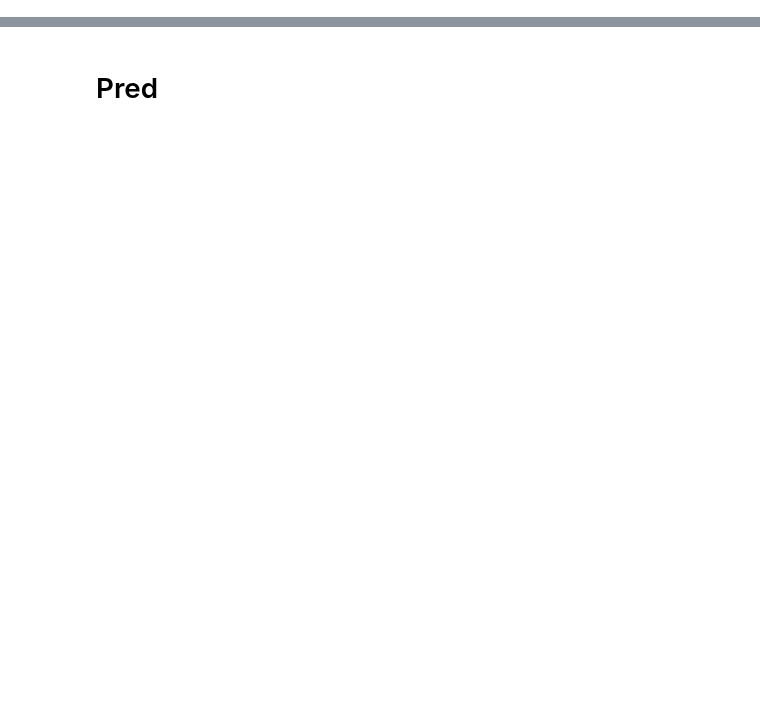
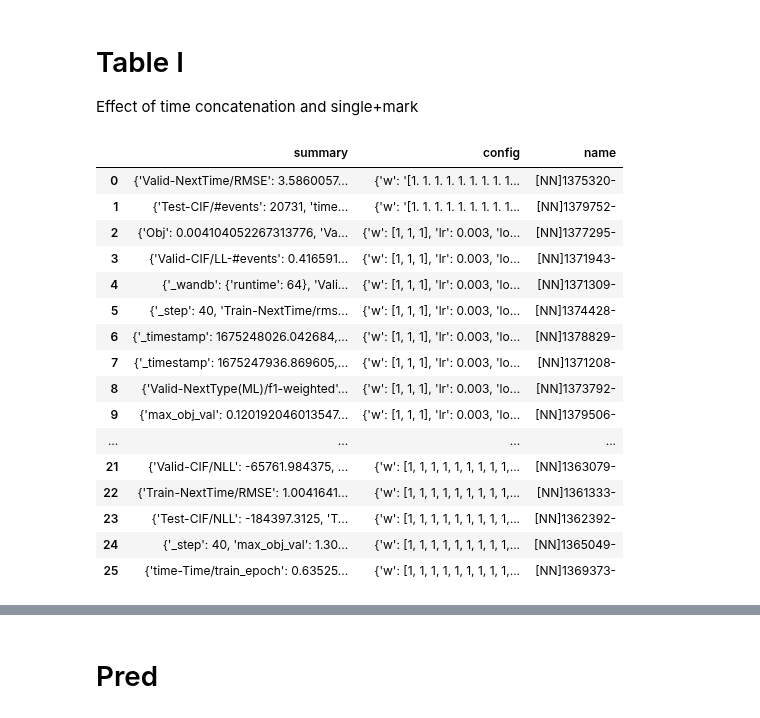
Before and after one commit to hojjatkarami/tedam2, a Jupyter notebook: jup_res.ipynb, the cells around one changed output, grey strips where cells are left out. Saved outputs shown, nothing was run; the diff lists cells and outputs as text; code cells hidden in the pictures; blank space fills up the shorter version.

```diff
--- a/jup_res.ipynb
+++ b/jup_res.ipynb
@@ -91,0 +98,24 @@ dict_keys(['w', 'lr', 'log', 'mod', 'per', 'cuda', 'data', 'date', 'demo', 'prof
+# %% [markdown]
+# Table I
+Effect of time concatenation and single+mark
+# %%
+df_filt = dl_runs(runs, selected_tag=None)
+df_filt
+# %% [output]
+|  | summary | config | name |
+| 0 | {'Valid-NextTime/RMSE': 3.5860057... | {'w': '[1. 1. 1. 1. 1. 1. 1. 1. 1... | [NN]1375320- |
+| 1 | {'Test-CIF/#events': 20731, 'time... | {'w': '[1. 1. 1. 1. 1. 1. 1. 1. 1... | [NN]1379752- |
+| 2 | {'Obj': 0.004104052267313776, 'Va... | {'w': [1, 1, 1], 'lr': 0.003, 'lo... | [NN]1377295- |
+| 3 | {'Valid-CIF/LL-#events': 0.416591... | {'w': [1, 1, 1], 'lr': 0.003, 'lo... | [NN]1371943- |
+| 4 | {'_wandb': {'runtime': 64}, 'Vali... | {'w': [1, 1, 1], 'lr': 0.003, 'lo... | [NN]1371309- |
+| 5 | {'_step': 40, 'Train-NextTime/rms... | {'w': [1, 1, 1], 'lr': 0.003, 'lo... | [NN]1374428- |
+| 6 | {'_timestamp': 1675248026.042684,... | {'w': [1, 1, 1], 'lr': 0.003, 'lo... | [NN]1378829- |
+| 7 | {'_timestamp': 1675247936.869605,... | {'w': [1, 1, 1], 'lr': 0.003, 'lo... | [NN]1371208- |
+| 8 | {'Valid-NextType(ML)/f1-weighted'... | {'w': [1, 1, 1], 'lr': 0.003, 'lo... | [NN]1373792- |
+| 9 | {'max_obj_val': 0.120192046013547... | {'w': [1, 1, 1], 'lr': 0.003, 'lo... | [NN]1379506- |
+| ... | ... | ... | ... |
+| 21 | {'Valid-CIF/NLL': -65761.984375, ... | {'w': [1, 1, 1, 1, 1, 1, 1, 1, 1,... | [NN]1363079- |
+| 22 | {'Train-NextTime/RMSE': 1.0041641... | {'w': [1, 1, 1, 1, 1, 1, 1, 1, 1,... | [NN]1361333- |
+| 23 | {'Test-CIF/NLL': -184397.3125, 'T... | {'w': [1, 1, 1, 1, 1, 1, 1, 1, 1,... | [NN]1362392- |
+| 24 | {'_step': 40, 'max_obj_val': 1.30... | {'w': [1, 1, 1, 1, 1, 1, 1, 1, 1,... | [NN]1365049- |
+| 25 | {'time-Time/train_epoch': 0.63525... | {'w': [1, 1, 1, 1, 1, 1, 1, 1, 1,... | [NN]1369373- |
```
Also changed, not shown: parts of 3 cells of this notebook, 2 other files.
